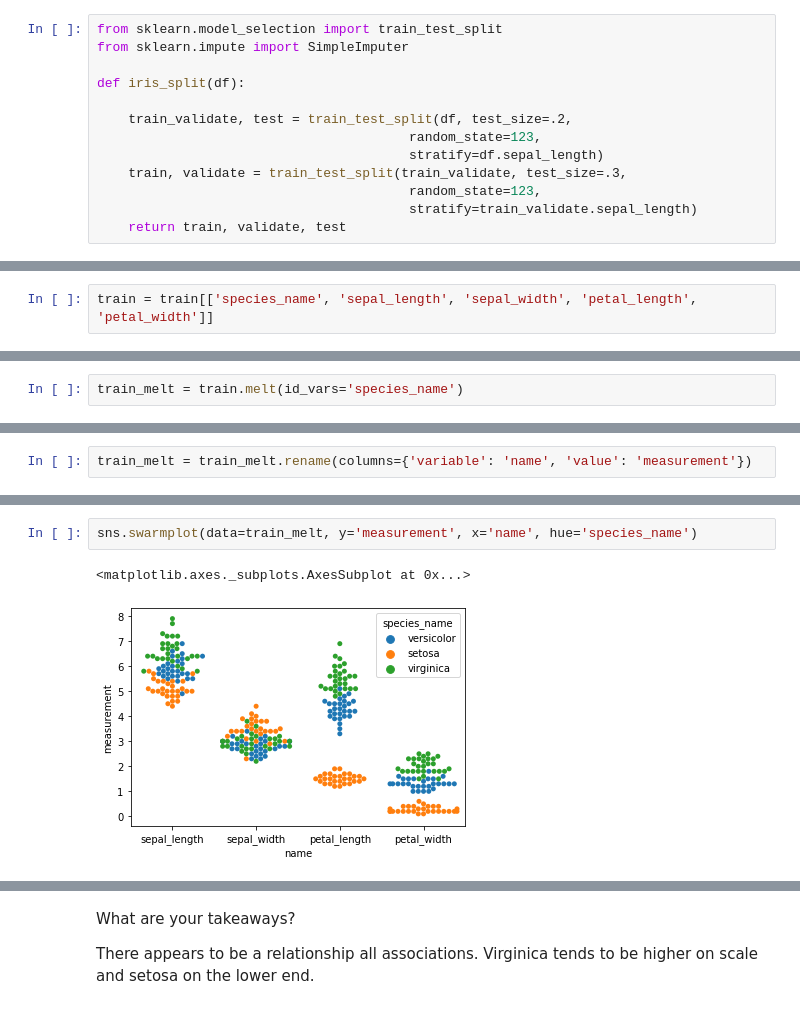
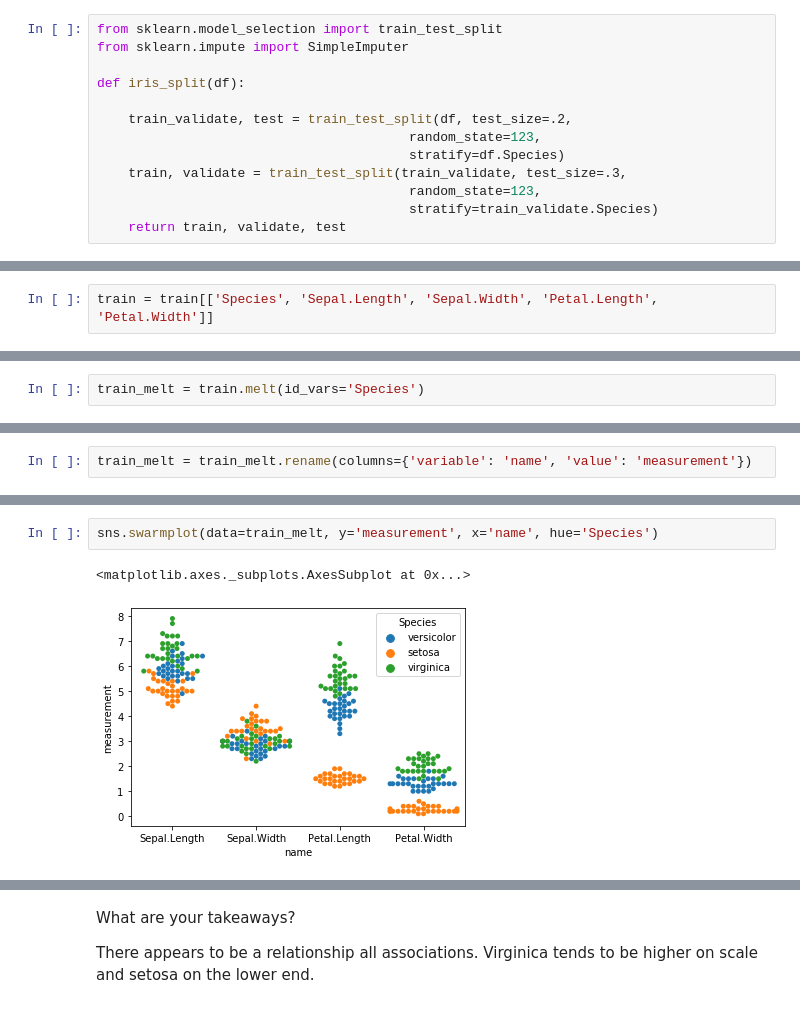
Before and after one commit to matt-c-knight/classification-exercises, a Jupyter notebook: classification_exercises.ipynb, the cells around one changed output, grey strips where cells are left out. Saved outputs shown, nothing was run; the diff lists cells and outputs as text.

```diff
--- a/classification_exercises.ipynb
+++ b/classification_exercises.ipynb
@@ -595,12 +540,10 @@ def iris_split(df):
 
     train_validate, test = train_test_split(df, test_size=.2,
                                         random_state=123,
-                                        stratify=df.sepal_length)
+                                        stratify=df.Species)
     train, validate = train_test_split(train_validate, test_size=.3,
                                         random_state=123,
-                                        stratify=train_validate.sepal_length)
+                                        stratify=train_validate.Species)
     return train, validate, test
 # %%
 train, validate, test = iris_split(iris)
-# %%
-train = train[['species_name', 'sepal_length', 'sepal_width', 'petal_length', 'petal_width']]
@@ -607,3 +574,5 @@ train = train[['species_name', 'sepal_length', 'sepal_width', 'petal_length', 'p
+# %%
+train = train[['Species', 'Sepal.Length', 'Sepal.Width', 'Petal.Length', 'Petal.Width']]
 # %%
 train
 # %% [output]
@@ -647,5 +598,5 @@ train
 # %%
-train_melt = train.melt(id_vars='species_name')
+train_melt = train.melt(id_vars='Species')
 # %%
 train_melt
 # %% [output]
@@ -690,5 +641,5 @@ sns.swarmplot(data=train_melt, y='measurement', x='name')
 # %%
-sns.swarmplot(data=train_melt, y='measurement', x='name', hue='species_name')
+sns.swarmplot(data=train_melt, y='measurement', x='name', hue='Species')
 # %% [output]
 <matplotlib.axes._subplots.AxesSubplot at 0x...>
-[figure, old version]
+[figure, new version]
```
Also changed, not shown: parts of 26 cells of this notebook.
